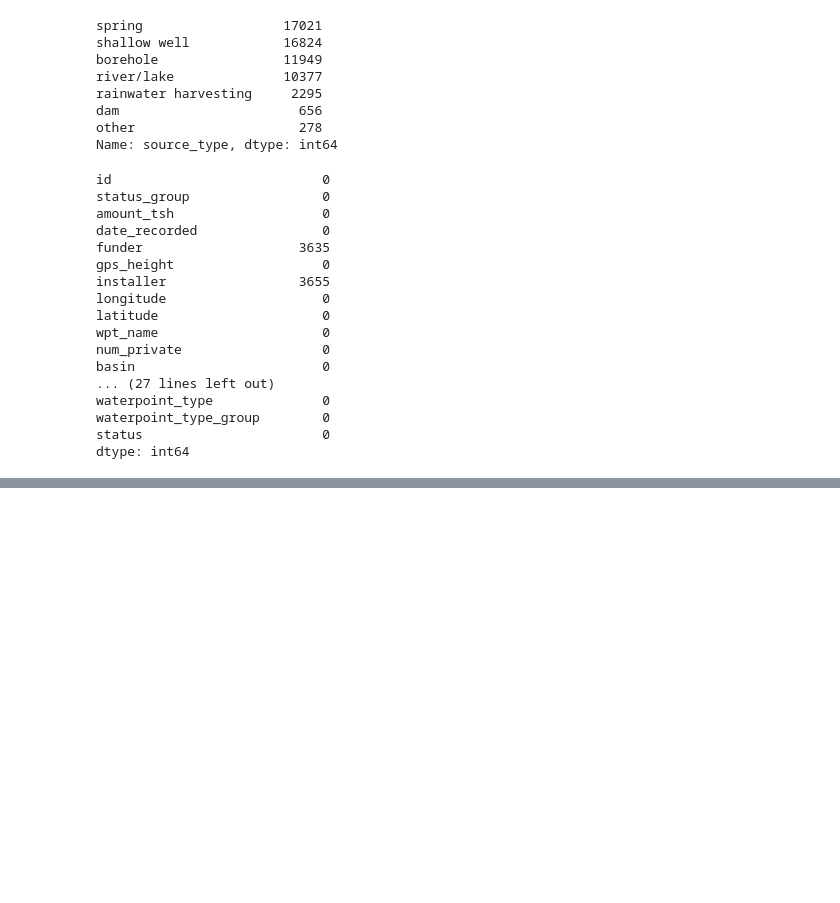
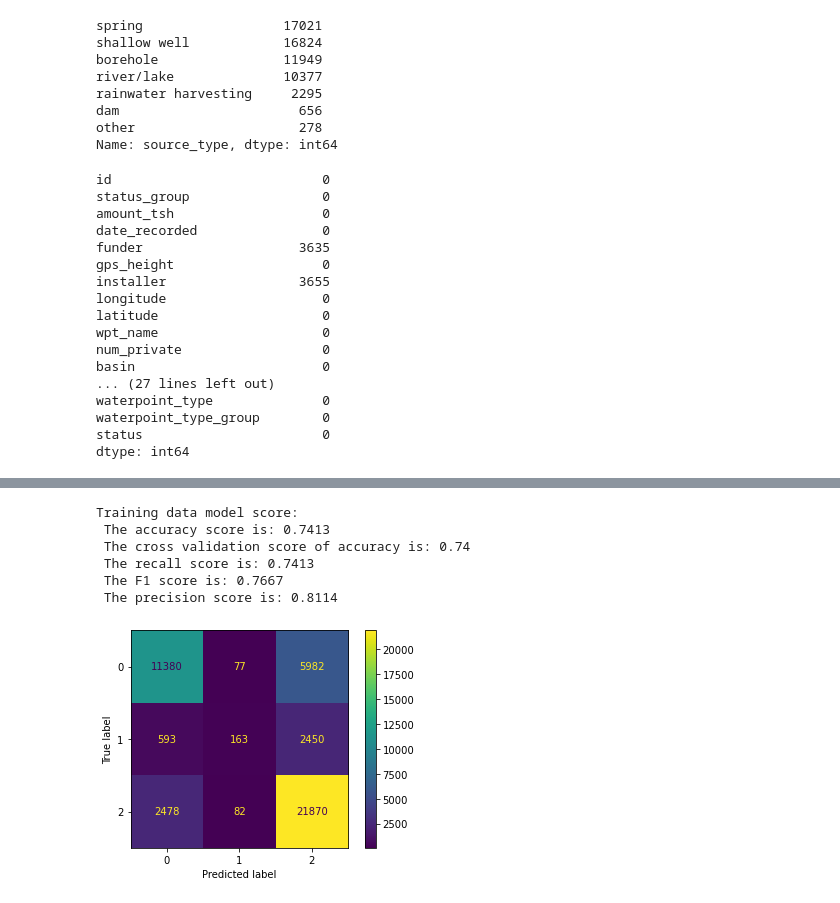
Before and after one commit to Alarsen16/Tanzanian_Water_Wells_Status, a Jupyter notebook: Final Notebook.ipynb, the cells around one changed output, grey strips where cells are left out. Saved outputs shown, nothing was run; the diff lists cells and outputs as text; code cells hidden in the pictures; blank space fills up the shorter version.

```diff
--- a/Final Notebook.ipynb
+++ b/Final Notebook.ipynb
@@ -220,2 +243,17 @@ X_clean
+# %%
+def model_score(model, X, y_predict, y_true):
+    acc = accuracy_score(y_predict, y_true)
+    rec = recall_score(y_predict, y_true, average='weighted')
+    f1 = f1_score(y_predict, y_true, average='weighted')
+    prec = precision_score(y_predict, y_true, average='weighted')
+    cross = cross_val_score(estimator=model, X=X, y=y_true, cv=10).mean()
+
+    print(f' The accuracy score is: {round(acc, 4)}')
+    print(f' The cross validation score of accuracy is: {round(cross, 4)}')
+    print(f' The recall score is: {round(rec, 4)}')
+    print(f' The F1 score is: {round(f1, 4)}')
+    print(f' The precision score is: {round(prec, 4)}')
+
+    return plot_confusion_matrix(model, X, y_true);
 # %%
 dummy = DummyClassifier(random_state=16)
@@ -229,0 +267,15 @@ plot_confusion_matrix(dummy, X_clean, y);
+# %%
+log_model = LogisticRegression(multi_class = "multinomial")
+log_model.fit(X_train_clean, y_train)
+log_y_pred_train = log_model.predict(X_train_clean)
+
+print("Training data model score:")
+log_train_score = model_score(log_model, X_train_clean, log_y_pred_train, y_train)
+# %% [output]
+Training data model score:
+ The accuracy score is: 0.7413
+ The cross validation score of accuracy is: 0.74
+ The recall score is: 0.7413
+ The F1 score is: 0.7667
+ The precision score is: 0.8114
+[figure, added]
```
Also changed, not shown: parts of 15 cells of this notebook.
